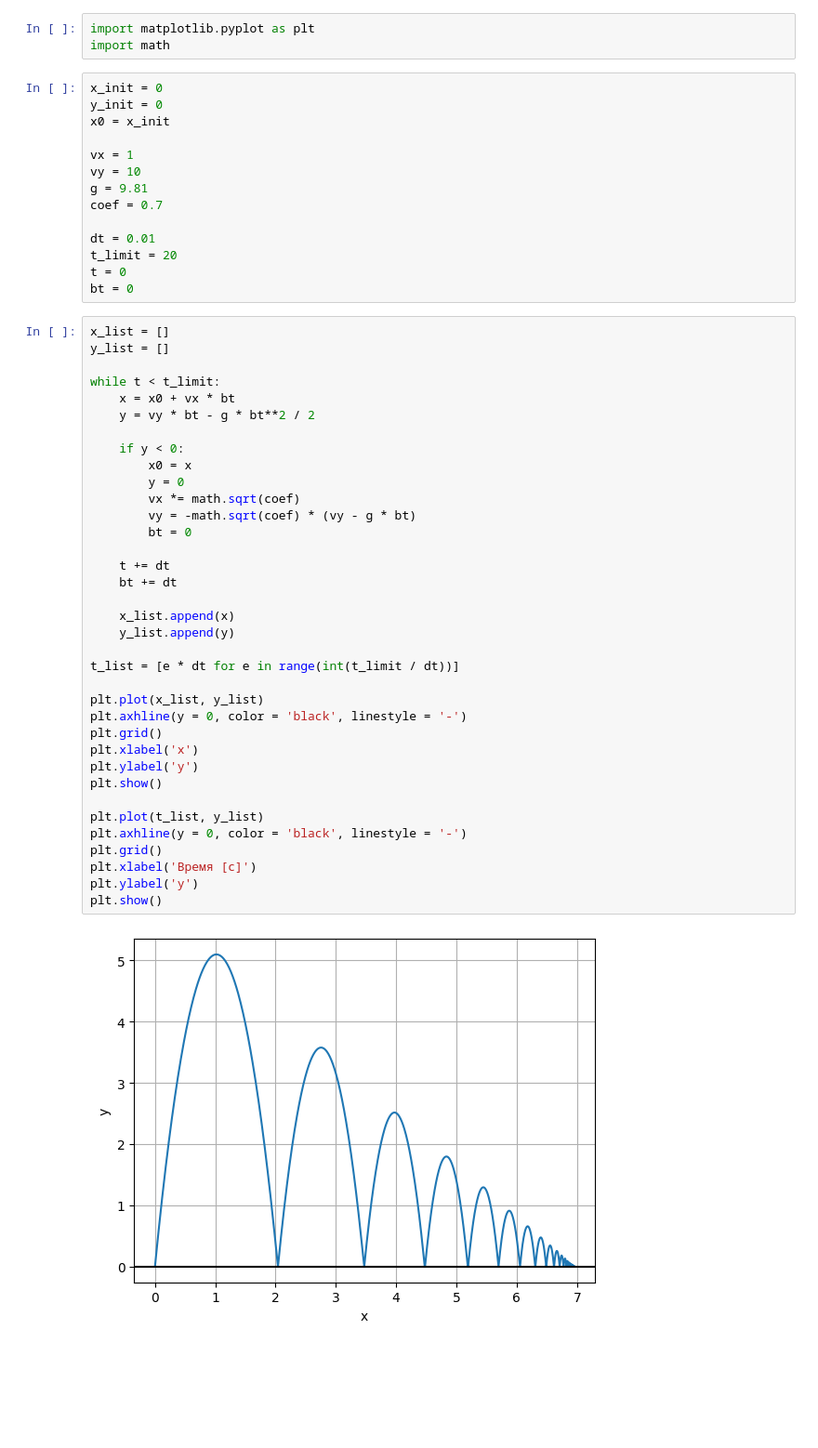
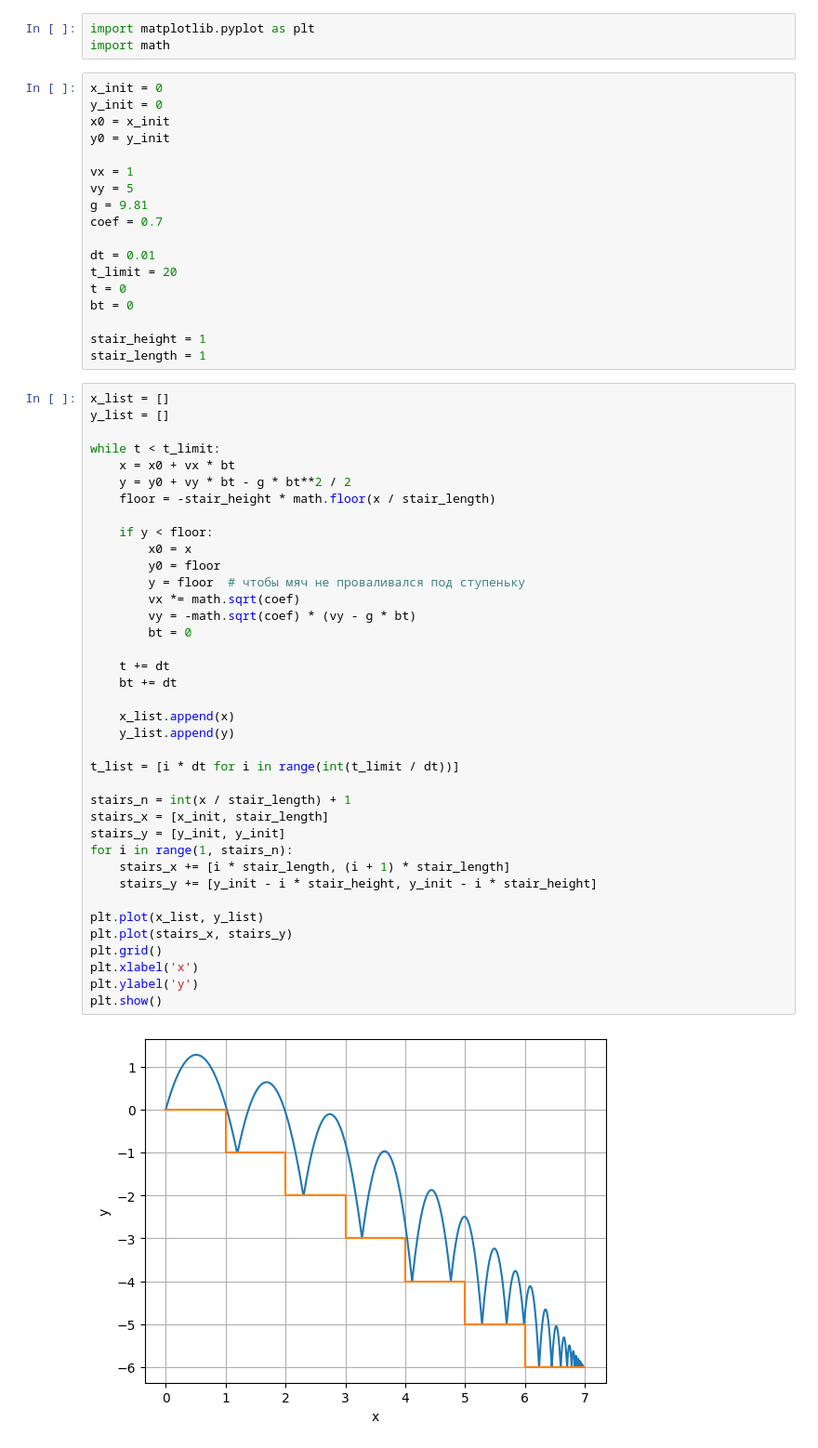
Before and after one commit to abgcw-dead/u-system-modeling, a Jupyter notebook: 4 Прыгающий мячик/BouncingBall.ipynb, the cells around one changed output. Shown: that part at 93% size. Cells and saved outputs as stored; diff of their text form; blank space fills up the shorter version.

Commit message:
Added stairs

```diff
--- a/4 Прыгающий мячик/BouncingBall.ipynb
+++ b/4 Прыгающий мячик/BouncingBall.ipynb
@@ -5,9 +5,10 @@ import math
 x_init = 0
 y_init = 0
 x0 = x_init
+y0 = y_init
 
 vx = 1
-vy = 10
+vy = 5
 g = 9.81
 coef = 0.7
 
@@ -15,41 +16,46 @@ dt = 0.01
 t_limit = 20
 t = 0
 bt = 0
+
+stair_height = 1
+stair_length = 1
 # %%
 x_list = []
 y_list = []
 
 while t < t_limit:
     x = x0 + vx * bt
-    y = vy * bt - g * bt**2 / 2
+    y = y0 + vy * bt - g * bt**2 / 2
+    floor = -stair_height * math.floor(x / stair_length)
 
-    if y < 0:
+    if y < floor:
         x0 = x
-        y = 0
+        y0 = floor
+        y = floor  # чтобы мяч не проваливался под ступеньку
         vx *= math.sqrt(coef)
         vy = -math.sqrt(coef) * (vy - g * bt)
         bt = 0
 
     t += dt
     bt += dt
 
     x_list.append(x)
     y_list.append(y)
 
-t_list = [e * dt for e in range(int(t_limit / dt))]
+t_list = [i * dt for i in range(int(t_limit / dt))]
+
+stairs_n = int(x / stair_length) + 1
+stairs_x = [x_init, stair_length]
+stairs_y = [y_init, y_init]
+for i in range(1, stairs_n):
+    stairs_x += [i * stair_length, (i + 1) * stair_length]
+    stairs_y += [y_init - i * stair_height, y_init - i * stair_height]
 
 plt.plot(x_list, y_list)
-plt.axhline(y = 0, color = 'black', linestyle = '-')
+plt.plot(stairs_x, stairs_y)
 plt.grid()
 plt.xlabel('x')
 plt.ylabel('y')
 plt.show()
-
-plt.plot(t_list, y_list)
-plt.axhline(y = 0, color = 'black', linestyle = '-')
-plt.grid()
-plt.xlabel('Время [с]')
-plt.ylabel('y')
-plt.show()
 # %% [output]
-[figure, old version]
+[figure, new version]
```
Also changed, not shown: parts of 1 cell of this notebook.
